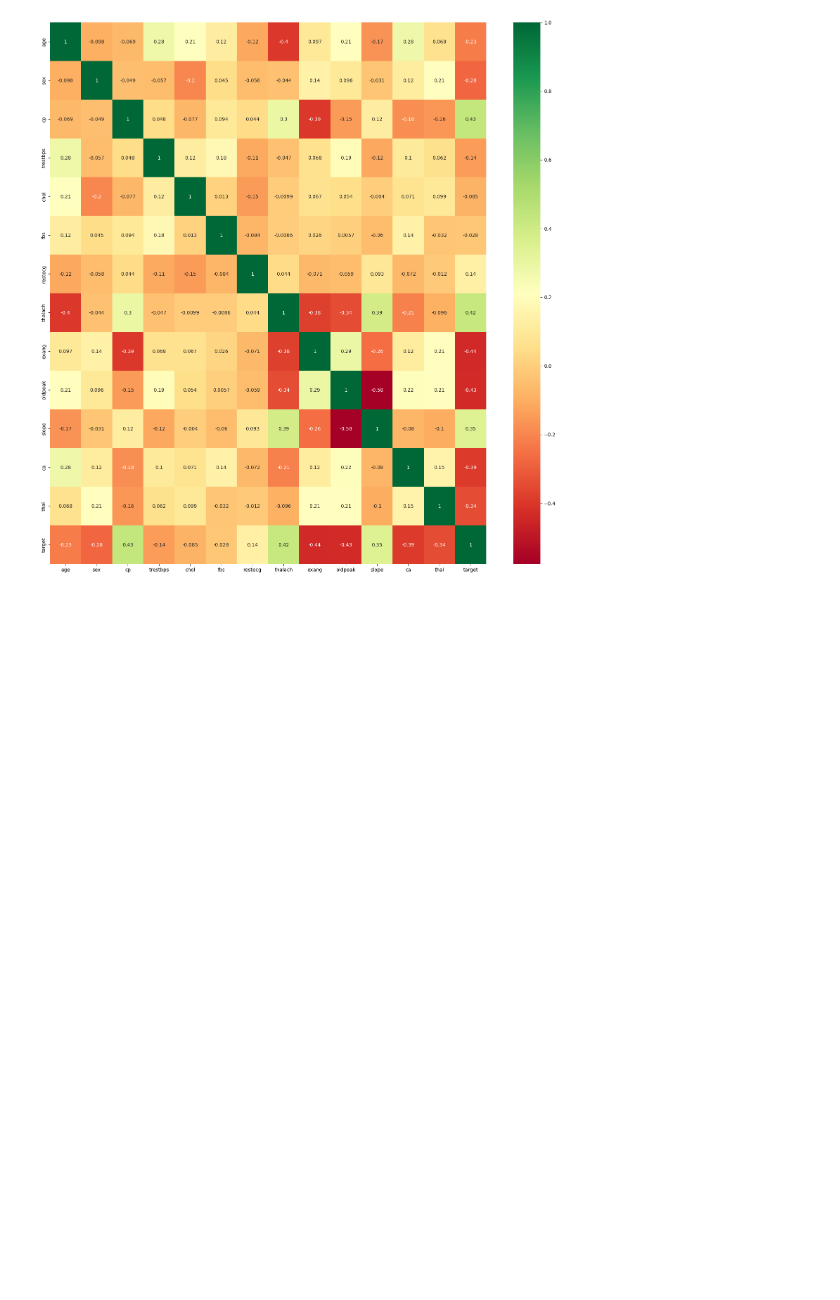
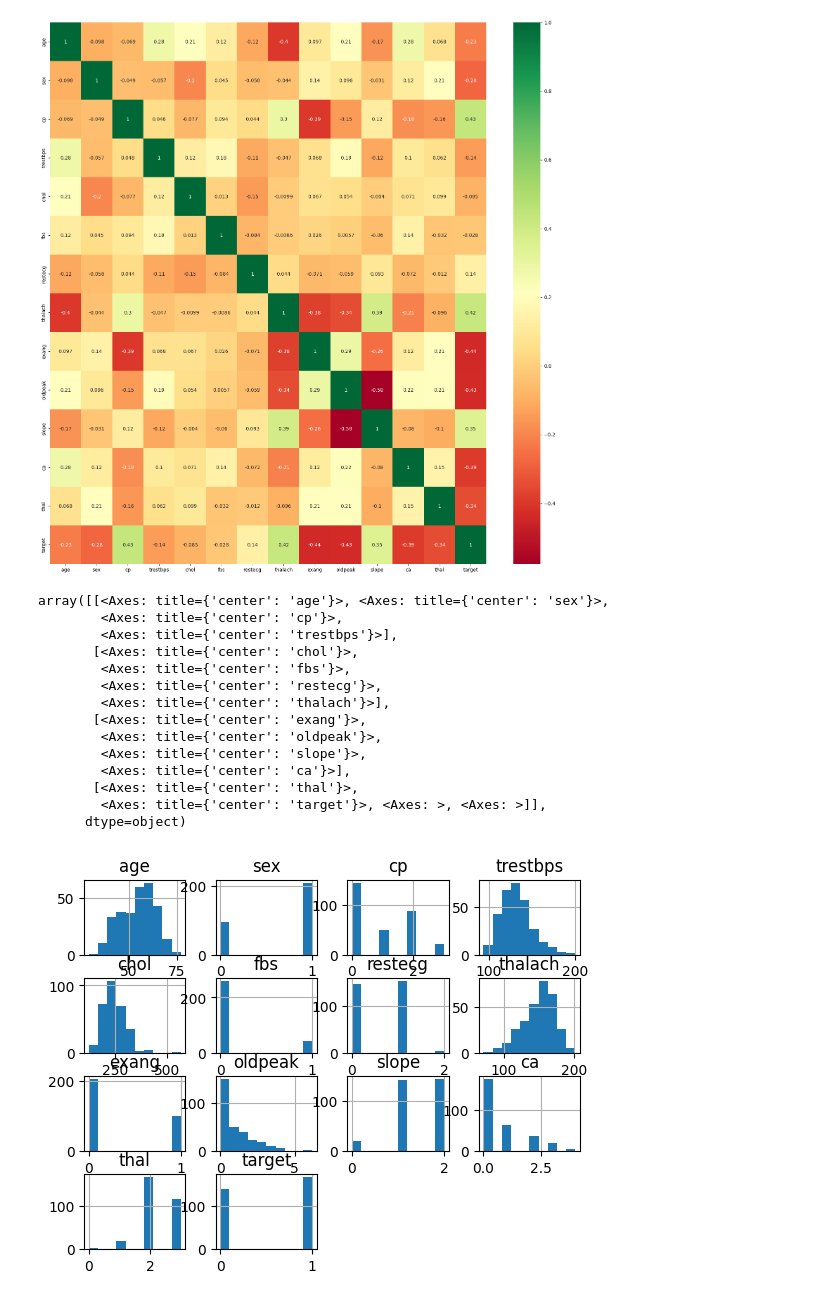
Before and after one commit to anilpatelia/kaggle_prjects, a Jupyter notebook: heart_desease/heart_desease.ipynb, the cells around one changed output. Saved outputs shown, nothing was run; the diff lists cells and outputs as text; code cells hidden in the pictures; blank space fills up the shorter version.

```diff
--- a/heart_desease/heart_desease.ipynb
+++ b/heart_desease/heart_desease.ipynb
@@ -20,3 +20,21 @@ plt.figure(figsize=(20, 20))
 g = sns.heatmap(df[top_corr_features].corr(), annot=True, cmap='RdYlGn')
 # %% [output]
 [figure]
+# %%
+df.hist()
+# %% [output]
+array([[<Axes: title={'center': 'age'}>, <Axes: title={'center': 'sex'}>,
+        <Axes: title={'center': 'cp'}>,
+        <Axes: title={'center': 'trestbps'}>],
+       [<Axes: title={'center': 'chol'}>,
+        <Axes: title={'center': 'fbs'}>,
+        <Axes: title={'center': 'restecg'}>,
+        <Axes: title={'center': 'thalach'}>],
+       [<Axes: title={'center': 'exang'}>,
+        <Axes: title={'center': 'oldpeak'}>,
+        <Axes: title={'center': 'slope'}>,
+        <Axes: title={'center': 'ca'}>],
+       [<Axes: title={'center': 'thal'}>,
+        <Axes: title={'center': 'target'}>, <Axes: >, <Axes: >]],
+      dtype=object)
+[figure, added]
```
Also changed, not shown: parts of 7 cells of this notebook.
